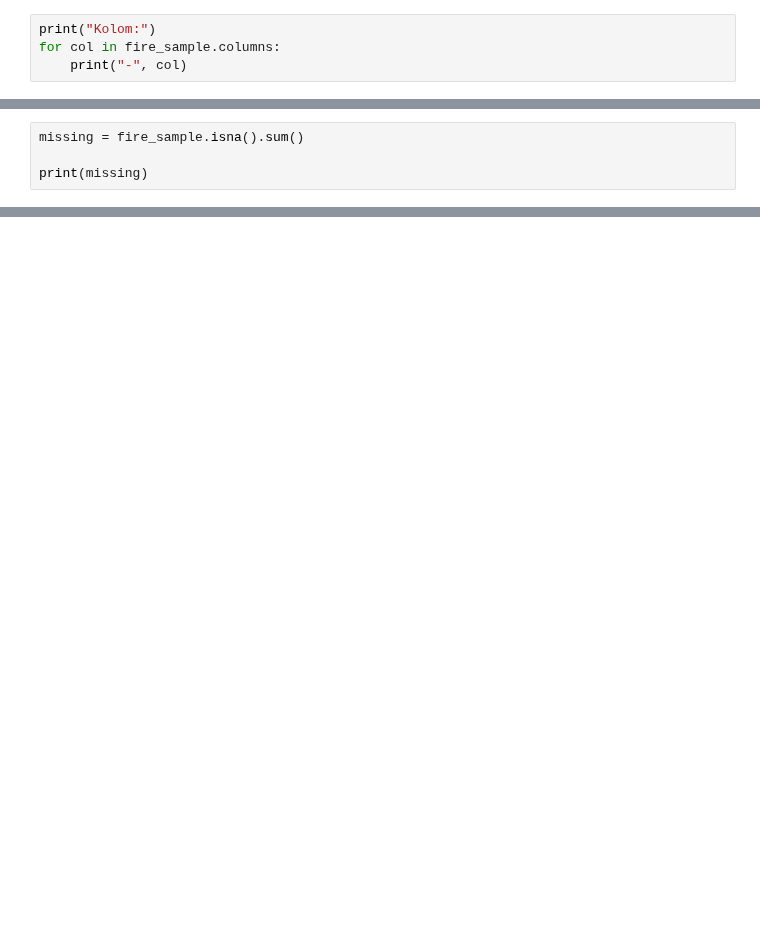
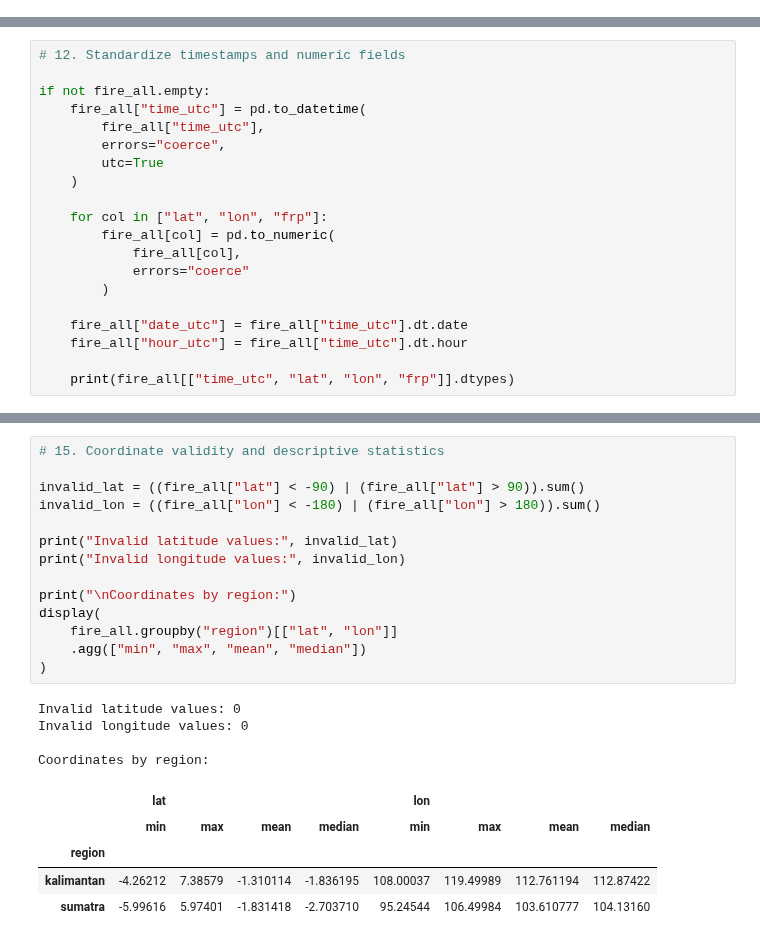
Before and after one commit to audynatalie/skripsi-karhut, a Jupyter notebook: notebooks/01_dataset_audit.ipynb, the cells around one changed output, grey strips where cells are left out. Cells and saved outputs as stored; diff of their text form; blank space fills up the shorter version.

```diff
--- a/notebooks/01_dataset_audit.ipynb
+++ b/notebooks/01_dataset_audit.ipynb
@@ -103,4 +0,0 @@ Jumlah kolom: 4
-# %%
-print("Kolom:")
-for col in fire_sample.columns:
-    print("-", col)
@@ -127,4 +0,0 @@ memory usage: 48.3 KB
-# %%
-missing = fire_sample.isna().sum()
-
-print(missing)
@@ -402,0 +450,20 @@ daily_counts
+# %%
+# 12. Standardize timestamps and numeric fields
+
+if not fire_all.empty:
+    fire_all["time_utc"] = pd.to_datetime(
+        fire_all["time_utc"],
+        errors="coerce",
+        utc=True
+    )
+
+    for col in ["lat", "lon", "frp"]:
+        fire_all[col] = pd.to_numeric(
+            fire_all[col],
+            errors="coerce"
+        )
+
+    fire_all["date_utc"] = fire_all["time_utc"].dt.date
+    fire_all["hour_utc"] = fire_all["time_utc"].dt.hour
+
+    print(fire_all[["time_utc", "lat", "lon", "frp"]].dtypes)
@@ -402,0 +527,24 @@ daily_counts
+# %%
+# 15. Coordinate validity and descriptive statistics
+
+invalid_lat = ((fire_all["lat"] < -90) | (fire_all["lat"] > 90)).sum()
+invalid_lon = ((fire_all["lon"] < -180) | (fire_all["lon"] > 180)).sum()
+
+print("Invalid latitude values:", invalid_lat)
+print("Invalid longitude values:", invalid_lon)
+
+print("\nCoordinates by region:")
+display(
+    fire_all.groupby("region")[["lat", "lon"]]
+    .agg(["min", "max", "mean", "median"])
+)
+# %% [output]
+Invalid latitude values: 0
+Invalid longitude values: 0
+
+Coordinates by region:
+|  | lat |  |  |  | lon |  |  |  |
+|  | min | max | mean | median | min | max | mean | median |
+| region |  |  |  |  |  |  |  |  |
+| kalimantan | -4.26212 | 7.38579 | -1.310114 | -1.836195 | 108.00037 | 119.49989 | 112.761194 | 112.87422 |
+| sumatra | -5.99616 | 5.97401 | -1.831418 | -2.703710 | 95.24544 | 106.49984 | 103.610777 | 104.13160 |
```
Also changed, not shown: parts of 66 cells of this notebook.
